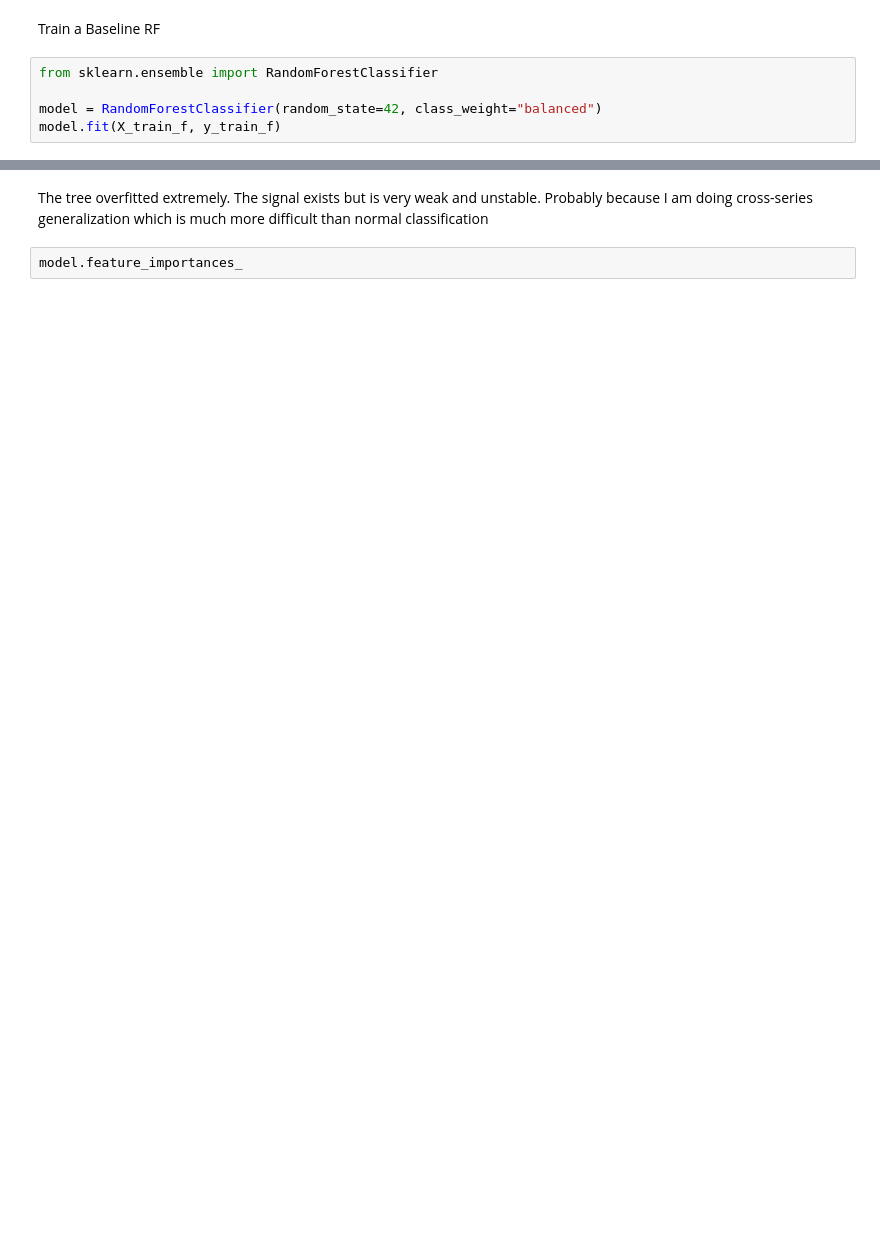
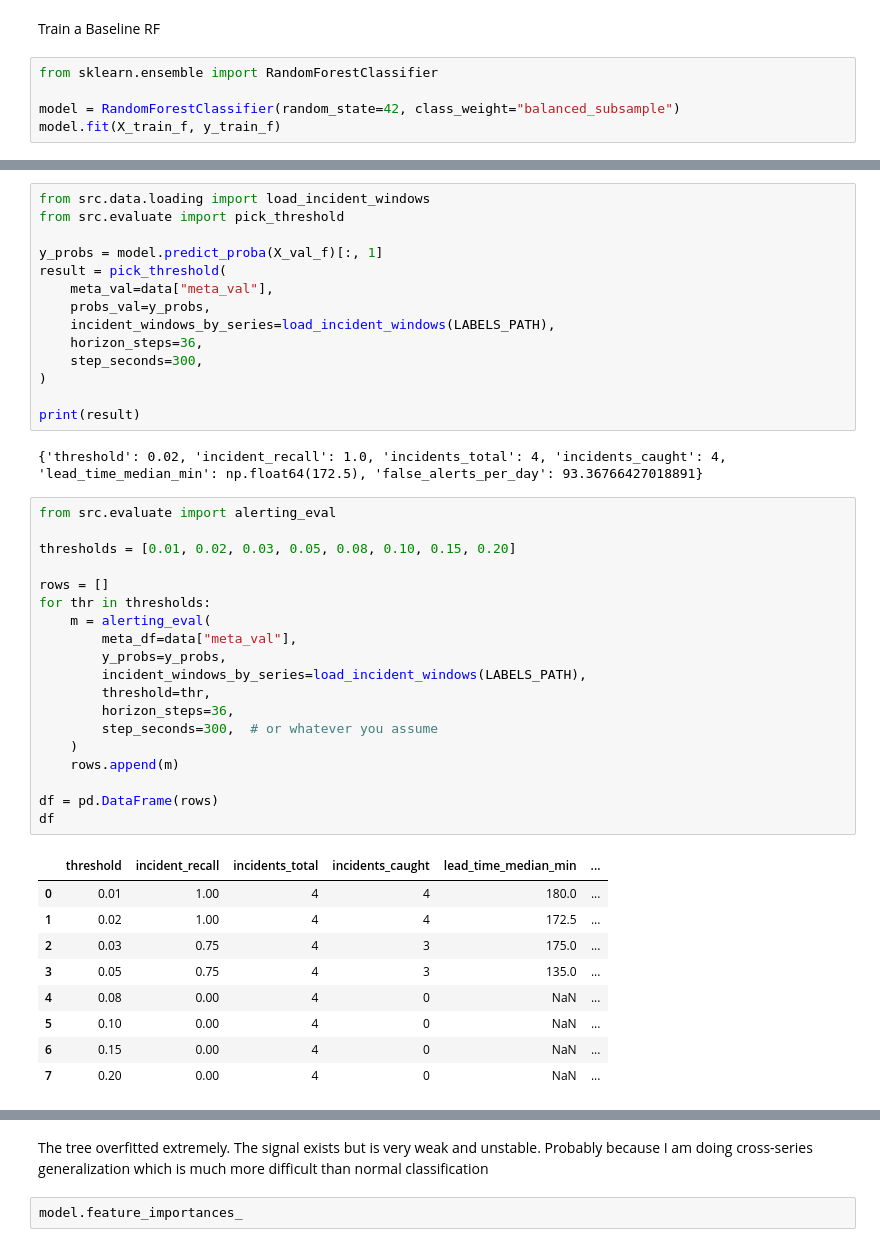
Before and after one commit to Tombiczek/Predictive-alerting-for-cloud-metrics, a Jupyter notebook: notebooks/eda_experiments.ipynb, the cells around one changed output, grey strips where cells are left out. Saved outputs shown, nothing was run; the diff lists cells and outputs as text; blank space fills up the shorter version.

```diff
--- a/notebooks/eda_experiments.ipynb
+++ b/notebooks/eda_experiments.ipynb
@@ -150,6 +150,6 @@ Train a Baseline RF
 # %%
 from sklearn.ensemble import RandomForestClassifier
 
-model = RandomForestClassifier(random_state=42, class_weight="balanced")
+model = RandomForestClassifier(random_state=42, class_weight="balanced_subsample")
 model.fit(X_train_f, y_train_f)
 # %% [output]
@@ -169,0 +170,45 @@ Gap: 0.7967803328173001
+# %%
+from src.data.loading import load_incident_windows
+from src.evaluate import pick_threshold
+
+y_probs = model.predict_proba(X_val_f)[:, 1]
+result = pick_threshold(
+    meta_val=data["meta_val"],
+    probs_val=y_probs,
+    incident_windows_by_series=load_incident_windows(LABELS_PATH),
+    horizon_steps=36,
+    step_seconds=300,
+)
+
+print(result)
+# %% [output]
+{'threshold': 0.02, 'incident_recall': 1.0, 'incidents_total': 4, 'incidents_caught': 4, 'lead_time_median_min': np.float64(172.5), 'false_alerts_per_day': 93.36766427018891}
+# %%
+from src.evaluate import alerting_eval
+
+thresholds = [0.01, 0.02, 0.03, 0.05, 0.08, 0.10, 0.15, 0.20]
+
+rows = []
+for thr in thresholds:
+    m = alerting_eval(
+        meta_df=data["meta_val"],
+        y_probs=y_probs,
+        incident_windows_by_series=load_incident_windows(LABELS_PATH),
+        threshold=thr,
+        horizon_steps=36,
+        step_seconds=300,  # or whatever you assume
+    )
+    rows.append(m)
+
+df = pd.DataFrame(rows)
+df
+# %% [output]
+|  | threshold | incident_recall | incidents_total | incidents_caught | lead_time_median_min | ... |
+| 0 | 0.01 | 1.00 | 4 | 4 | 180.0 | ... |
+| 1 | 0.02 | 1.00 | 4 | 4 | 172.5 | ... |
+| 2 | 0.03 | 0.75 | 4 | 3 | 175.0 | ... |
+| 3 | 0.05 | 0.75 | 4 | 3 | 135.0 | ... |
+| 4 | 0.08 | 0.00 | 4 | 0 | NaN | ... |
+| 5 | 0.10 | 0.00 | 4 | 0 | NaN | ... |
+| 6 | 0.15 | 0.00 | 4 | 0 | NaN | ... |
+| 7 | 0.20 | 0.00 | 4 | 0 | NaN | ... |
```
Also changed, not shown: parts of 19 cells of this notebook, 7 other files.
